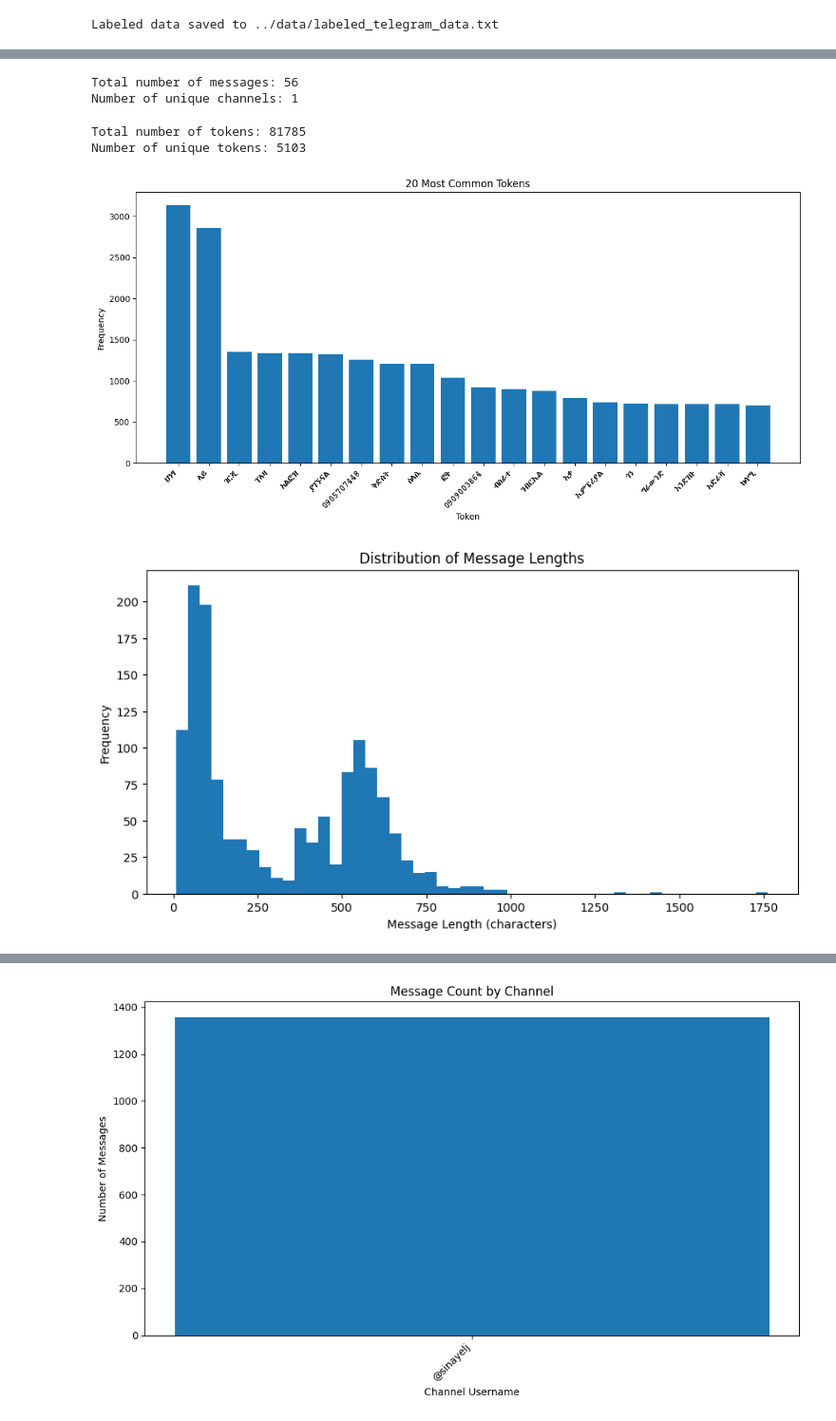
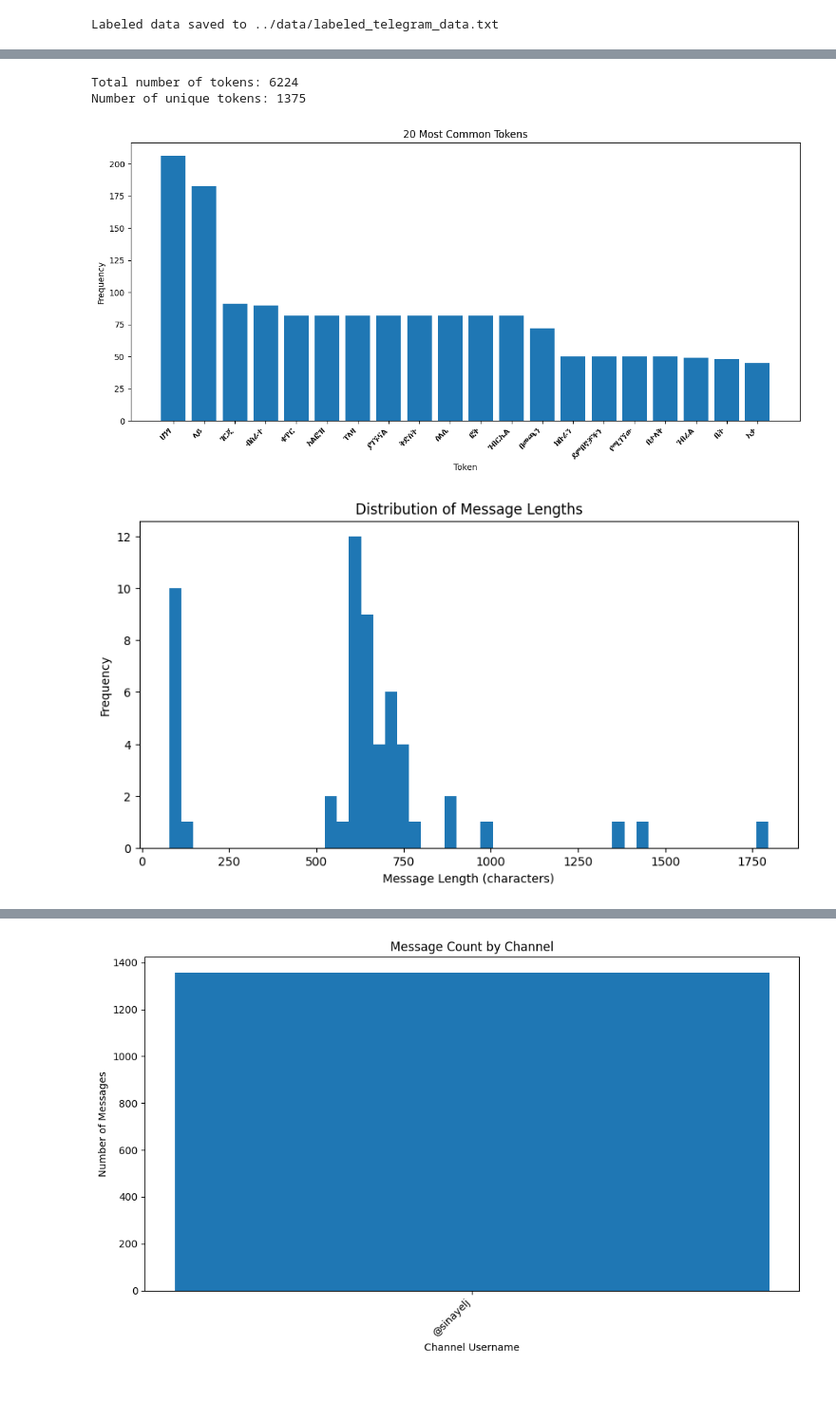
Before and after one commit to dani6566/Finetuning-Large-Language-Models, a Jupyter notebook: Notebooks/preprocessing_analysis.ipynb, the cells around one changed output, grey strips where cells are left out. Shown at 95% size. Drawn from its saved outputs; the diff is of its cells as text; code cells hidden in the pictures; blank space fills up the shorter version.

Commit message:
add number of tokens and  visualize

```diff
--- a/Notebooks/preprocessing_analysis.ipynb
+++ b/Notebooks/preprocessing_analysis.ipynb
@@ -246,13 +248,3 @@ NameError: name 'preprocess_dataset' is not defined
-# %%
-# Convert preprocessed data back to a DataFrame
-preprocessed_df = pd.DataFrame(preprocessed_data)
-# %%
-# Basic statistics
-print("Total number of messages:", len(clean_df))
-print("Number of unique channels:", clean_df['Channel Username'].nunique())
-# %% [output]
-Total number of messages: 56
-Number of unique channels: 1
 # %%
 # Token analysis
 all_tokens = [token for tokens in preprocessed_df['tokens'] for token in tokens]
@@ -261,11 +256,11 @@ token_counts = Counter(all_tokens)
 print("Total number of tokens:", len(all_tokens))
 print("Number of unique tokens:", len(token_counts))
 # %% [output]
-Total number of tokens: 81785
-Number of unique tokens: 5103
+Total number of tokens: 6224
+Number of unique tokens: 1375
 # %%
 from matplotlib import font_manager
-font='./washrab.ttf'
+font='../data/washrab.ttf'
 property = font_manager.FontProperties(fname=font)
 plt.figure(figsize=(12, 6))
 plt.bar(*zip(*token_counts.most_common(20)))
@@ -276,18 +271,18 @@ plt.xticks(rotation=45, ha='right', fontproperties=property)
 plt.tight_layout()
 plt.show()
 # %% [output]
-[figure, old version]
+[figure, new version]
 # %%
 # Message length analysis
-preprocessed_df['message_length'] = preprocessed_df['cleaned_message'].str.len()
+preprocessed_df['message_length'] = preprocessed_df['message'].str.len()
 
 plt.figure(figsize=(10, 5))
 plt.hist(preprocessed_df['message_length'], bins=50)
 plt.title('Distribution of Message Lengths')
 plt.xlabel('Message Length (characters)')
 plt.ylabel('Frequency')
 plt.show()
 # %% [output]
-[figure, old version]
+[figure, new version]
 # %%
 # Time analysis
```
Also changed, not shown: parts of 12 cells of this notebook.
